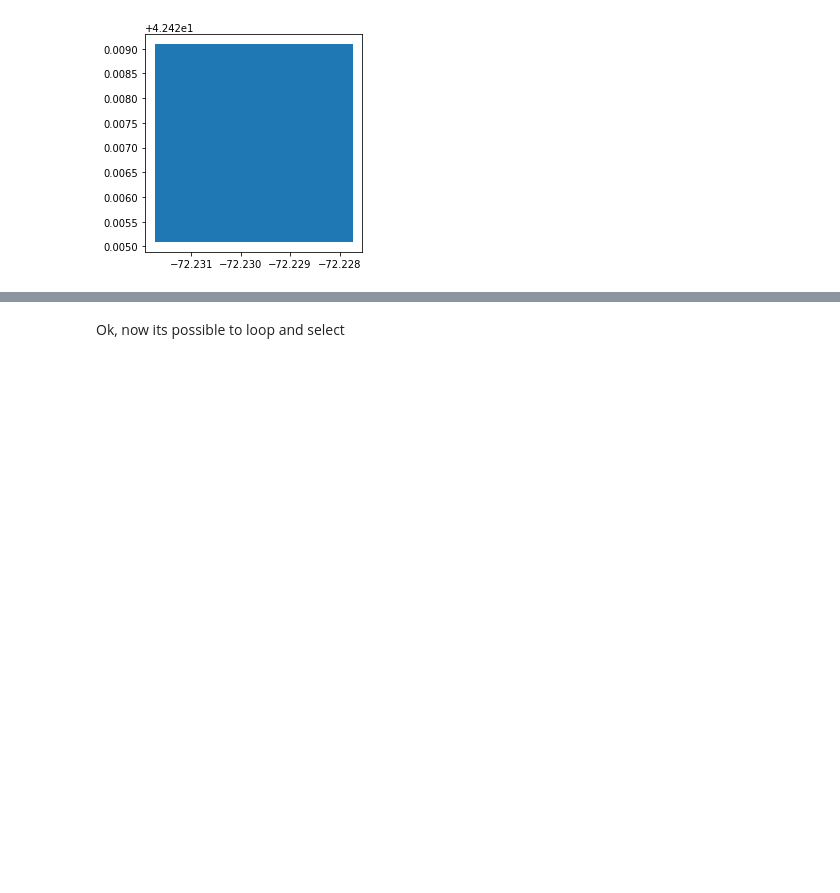
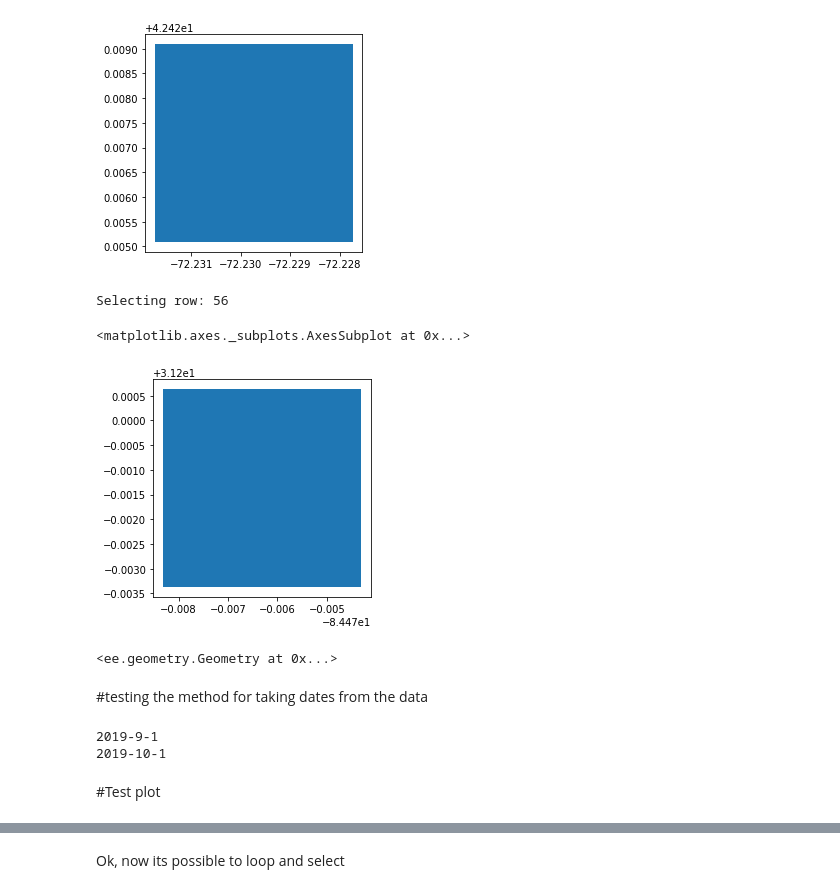
Before and after one commit to nunocesarsa/GoogleColab_public, a Jupyter notebook: NEON_Crop_Sentinel.ipynb, the cells around one changed output, grey strips where cells are left out. Cells and saved outputs as stored; diff of their text form; code cells hidden in the pictures; blank space fills up the shorter version.

```diff
--- a/NEON_Crop_Sentinel.ipynb
+++ b/NEON_Crop_Sentinel.ipynb
@@ -60,0 +60,18 @@ all_pts = gpd.read_file("/content/drive/My Drive/Neon/CustomShape/Comb_FddLMAChl
+# %%
+
+all_ply = gpd.read_file("/content/drive/My Drive/Neon/CustomShape/Comb_FddLMAChl_Centroids_1PtPerLoc_USAonly_Poly.shp")
+all_pts = gpd.read_file("/content/drive/My Drive/Neon/CustomShape/Comb_FddLMAChl_Centroids_1PtPerLoc_USAonly.shp")
+
+import pandas as pd
+all_pts_csv = pd.read_csv("/content/drive/My Drive/Neon/CustomShape/Comb_FddLMAChl_1PtPerLoc_USAonly.csv",sep=";",decimal=",")
+
+
+#https://gis.stackexchange.com/questions/333791/accessing-a-shapefile-with-googleearthengine-api-invalid-geojson-geometry
+#selecting a single polygong
+#clip_poly = ee.Feature(eval(sel_ply.to_json())['features'][0])
+#geojsonDict = jsonDict['features'][0]
+
+all_pts = all_pts[all_pts["Year"]=='2019']
+all_pts
+all_pts_csv_2019 = all_pts_csv[all_pts_csv["Year"]==2019]
+all_pts_csv_2019
@@ -67,17 +98,49 @@ sel_ply.head()
 |  | SP_ID | ID | geometry |
 | 5 | 6 | 6 | POLYGON ((-72.22774 42.42909, -72... |
 [figure]
+# %%
+#selecting a given row based on the pts pandas
+
+print("Selecting row: " + str(int(all_pts['rowid'].iloc[1])) )
+row_t = int(all_pts['rowid'].iloc[0])
+sel_ply = all_ply[row_t:(row_t+1)]
+sel_ply.plot()
+# %% [output]
+Selecting row: 56
+<matplotlib.axes._subplots.AxesSubplot at 0x...>
+[figure, added]
 # %%
-#https://gis.stackexchange.com/questions/333791/accessing-a-shapefile-with-googleearthengine-api-invalid-geojson-geometry
-#selecting a single polygong
-#clip_poly = ee.Feature(eval(sel_ply.to_json())['features'][0])
-#geojsonDict = jsonDict['features'][0]
 
 #creating a function for extracting coordinates from pandas shapefile
 def coords_from_gpd(poly):
-  return eval(sel_ply.to_json())['features'][0]['geometry']['coordinates']
+  return eval(poly.to_json())['features'][0]['geometry']['coordinates']
 
 clip_poly = ee.Geometry.Polygon(coords_from_gpd(sel_ply))
+clip_poly
+# %% [output]
+<ee.geometry.Geometry at 0x...>
+# %% [markdown]
+#testing the method for taking dates from the data
+# %%
+sel_pts = all_pts_csv.iloc[0]
+sel_pts["Year"]
+sel_pts["Mont"]
+day_i = 1
+
+ini_date = str(sel_pts["Year"])+"-"+str(sel_pts["Mont"])+"-"+str(day_i)
+print(ini_date)
+fin_date = str(sel_pts["Year"])+"-"+str(sel_pts["Mont"]+1)+"-"+str(day_i)
+print(fin_date)
+
+#Following this discussion https://forum.step.esa.int/t/sentinel-2-assets-available-in-google-earth-engine/1808/38
+#Data in GEE only becomes more widely available in the GEE dataset after 2019 (data processed to SR)
+
+ini_date = '2018-9-1'
+# %% [output]
+2019-9-1
+2019-10-1
+# %% [markdown]
+#Test plot
 # %%
 #Testing the above
 # it is quite COMPLEX to use the s2 filters in python
```
Also changed, not shown: parts of 10 cells of this notebook.
